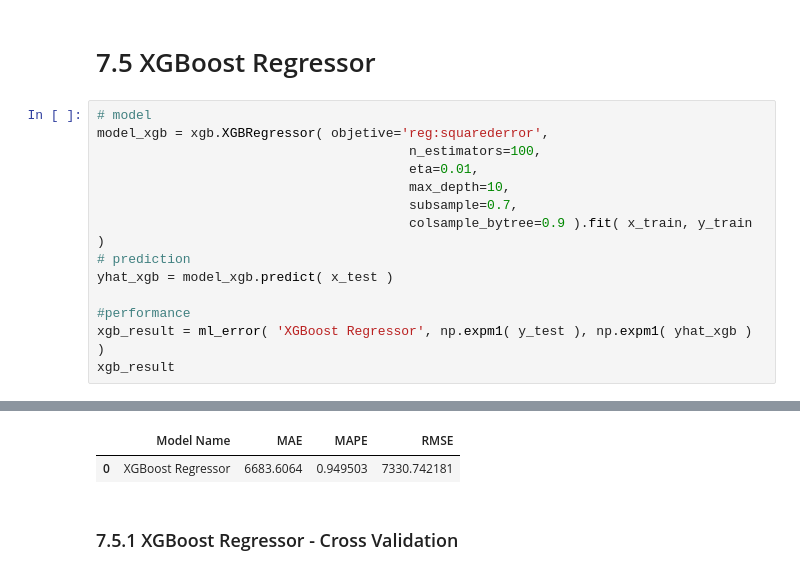
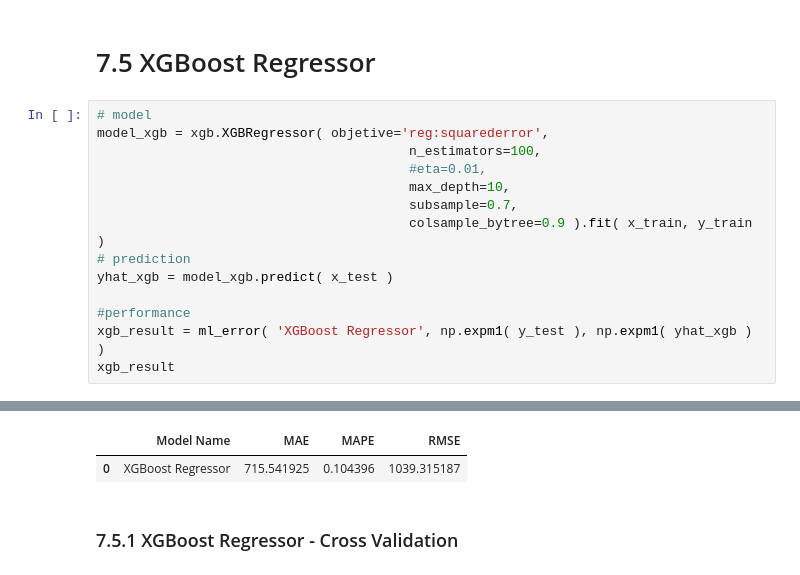
Before and after one commit to valferreiraalv/rossmamm_sales_predict, a Jupyter notebook: notebooks/m10_v01_store_sales_prediction.ipynb, the cells around one changed output, grey strips where cells are left out. Saved outputs shown, nothing was run; the diff lists cells and outputs as text.

```diff
--- a/notebooks/m10_v01_store_sales_prediction.ipynb
+++ b/notebooks/m10_v01_store_sales_prediction.ipynb
@@ -1193,7 +1193,7 @@ rf_result
 # model
 model_xgb = xgb.XGBRegressor( objetive='reg:squarederror',
                                         n_estimators=100,
-                                        eta=0.01,
+                                        #eta=0.01,
                                         max_depth=10,
                                         subsample=0.7,
                                         colsample_bytree=0.9 ).fit( x_train, y_train )
@@ -1209,9 +1209,9 @@ Parameters: { "colsample_bytee", "objetive" } might not be used.
 
   This could be a false alarm, with some parameters getting used by language bindings but
   then being mistakenly passed down to XGBoost core, or some parameter actually being used
   but getting flagged wrongly here. Please open an issue if you find any such cases.
 |  | Model Name | MAE | MAPE | RMSE |
-| 0 | XGBoost Regressor | 6683.6064 | 0.949503 | 7330.742181 |
+| 0 | XGBoost Regressor | 715.541925 | 0.104396 | 1039.315187 |
 # %% [markdown]
 ### 7.5.1 XGBoost Regressor - Cross Validation
 # %%
```
Also changed, not shown: parts of 14 cells of this notebook.
